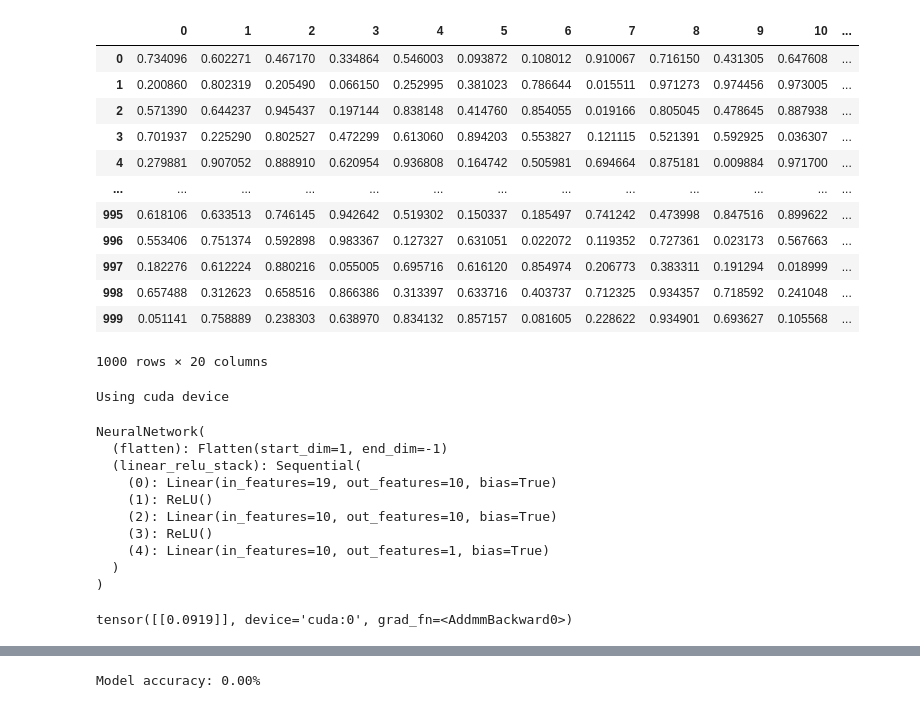
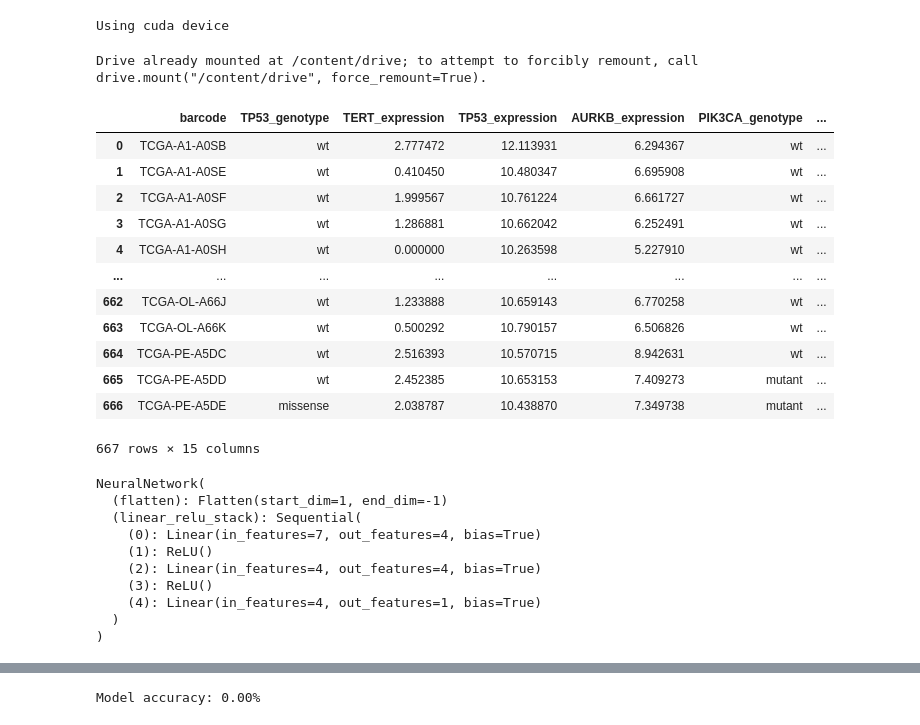
Before and after one commit to mvm1964/MGVB, a Jupyter notebook: ann_test.ipynb, the cells around one changed output, grey strips where cells are left out. Saved outputs shown, nothing was run; the diff lists cells and outputs as text; code cells hidden in the pictures.

```diff
--- a/ann_test.ipynb
+++ b/ann_test.ipynb
@@ -6,6 +6,12 @@ import torch
 from torch import nn
 from torch.utils.data import DataLoader
 from torchvision import datasets, transforms
+
+device = torch.device("cuda" if torch.cuda.is_available() else "cpu")
+#device = torch.device("cpu")
+print(f"Using {device} device")
+# %% [output]
+Using cuda device
 # %%
 # prompt: create a torch neural net class with two hided layers and a single continuous node in the output layer
 
@@ -30,49 +36,44 @@ class NeuralNetwork(nn.Module):
 
 import pandas as pd
 import numpy as np
+from google.colab import drive
+drive.mount('/content/drive')
 
 # Create a DataFrame with 20 continuous columns and 1000 rows
-data = np.random.rand(1000, 20)
-df = pd.DataFrame(data)
-
-df
+#data = np.random.rand(1000, 20)
+#df = pd.DataFrame(data)
 # %% [output]
-|  | 0 | 1 | 2 | 3 | 4 | 5 | 6 | 7 | 8 | 9 | 10 | ... |
-| 0 | 0.734096 | 0.602271 | 0.467170 | 0.334864 | 0.546003 | 0.093872 | 0.108012 | 0.910067 | 0.716150 | 0.431305 | 0.647608 | ... |
-| 1 | 0.200860 | 0.802319 | 0.205490 | 0.066150 | 0.252995 | 0.381023 | 0.786644 | 0.015511 | 0.971273 | 0.974456 | 0.973005 | ... |
-| 2 | 0.571390 | 0.644237 | 0.945437 | 0.197144 | 0.838148 | 0.414760 | 0.854055 | 0.019166 | 0.805045 | 0.478645 | 0.887938 | ... |
-| 3 | 0.701937 | 0.225290 | 0.802527 | 0.472299 | 0.613060 | 0.894203 | 0.553827 | 0.121115 | 0.521391 | 0.592925 | 0.036307 | ... |
-| 4 | 0.279881 | 0.907052 | 0.888910 | 0.620954 | 0.936808 | 0.164742 | 0.505981 | 0.694664 | 0.875181 | 0.009884 | 0.971700 | ... |
-| ... | ... | ... | ... | ... | ... | ... | ... | ... | ... | ... | ... | ... |
-| 995 | 0.618106 | 0.633513 | 0.746145 | 0.942642 | 0.519302 | 0.150337 | 0.185497 | 0.741242 | 0.473998 | 0.847516 | 0.899622 | ... |
-| 996 | 0.553406 | 0.751374 | 0.592898 | 0.983367 | 0.127327 | 0.631051 | 0.022072 | 0.119352 | 0.727361 | 0.023173 | 0.567663 | ... |
-| 997 | 0.182276 | 0.612224 | 0.880216 | 0.055005 | 0.695716 | 0.616120 | 0.854974 | 0.206773 | 0.383311 | 0.191294 | 0.018999 | ... |
-| 998 | 0.657488 | 0.312623 | 0.658516 | 0.866386 | 0.313397 | 0.633716 | 0.403737 | 0.712325 | 0.934357 | 0.718592 | 0.241048 | ... |
-| 999 | 0.051141 | 0.758889 | 0.238303 | 0.638970 | 0.834132 | 0.857157 | 0.081605 | 0.228622 | 0.934901 | 0.693627 | 0.105568 | ... |
-1000 rows × 20 columns
+Drive already mounted at /content/drive; to attempt to forcibly remount, call drive.mount("/content/drive", force_remount=True).
-# %%
-device = torch.device("cuda" if torch.cuda.is_available() else "cpu")
-#device = torch.device("cpu")
-print(f"Using {device} device")
-# %% [output]
-Using cuda device
+# %%
+df = pd.read_csv('/content/drive/My Drive/CUDA/data_for_GP.csv')
+
+df
+# %% [output]
+|  | barcode | TP53_genotype | TERT_expression | TP53_expression | AURKB_expression | PIK3CA_genotype | ... |
+| 0 | TCGA-A1-A0SB | wt | 2.777472 | 12.113931 | 6.294367 | wt | ... |
+| 1 | TCGA-A1-A0SE | wt | 0.410450 | 10.480347 | 6.695908 | wt | ... |
+| 2 | TCGA-A1-A0SF | wt | 1.999567 | 10.761224 | 6.661727 | wt | ... |
+| 3 | TCGA-A1-A0SG | wt | 1.286881 | 10.662042 | 6.252491 | wt | ... |
+| 4 | TCGA-A1-A0SH | wt | 0.000000 | 10.263598 | 5.227910 | wt | ... |
+| ... | ... | ... | ... | ... | ... | ... | ... |
+| 662 | TCGA-OL-A66J | wt | 1.233888 | 10.659143 | 6.770258 | wt | ... |
+| 663 | TCGA-OL-A66K | wt | 0.500292 | 10.790157 | 6.506826 | wt | ... |
+| 664 | TCGA-PE-A5DC | wt | 2.516393 | 10.570715 | 8.942631 | wt | ... |
+| 665 | TCGA-PE-A5DD | wt | 2.452385 | 10.653153 | 7.409273 | mutant | ... |
+| 666 | TCGA-PE-A5DE | missense | 2.038787 | 10.438870 | 7.349738 | mutant | ... |
+667 rows × 15 columns
 # %%
-model = NeuralNetwork(input_size=19, hidden_size1=10, hidden_size2=10).to(device)
+model = NeuralNetwork(input_size=7, hidden_size1=4, hidden_size2=4).to(device)
 print(model)
 # %% [output]
 NeuralNetwork(
   (flatten): Flatten(start_dim=1, end_dim=-1)
   (linear_relu_stack): Sequential(
-    (0): Linear(in_features=19, out_features=10, bias=True)
+    (0): Linear(in_features=7, out_features=4, bias=True)
     (1): ReLU()
-    (2): Linear(in_features=10, out_features=10, bias=True)
+    (2): Linear(in_features=4, out_features=4, bias=True)
     (3): ReLU()
-    (4): Linear(in_features=10, out_features=1, bias=True)
+    (4): Linear(in_features=4, out_features=1, bias=True)
   )
 )
-# %%
-X = torch.rand(1, 19, device=device)
-model(X)
-# %% [output]
-tensor([[0.0919]], device='cuda:0', grad_fn=<AddmmBackward0>)
 # %%
```
Also changed, not shown: parts of 2 cells of this notebook.
